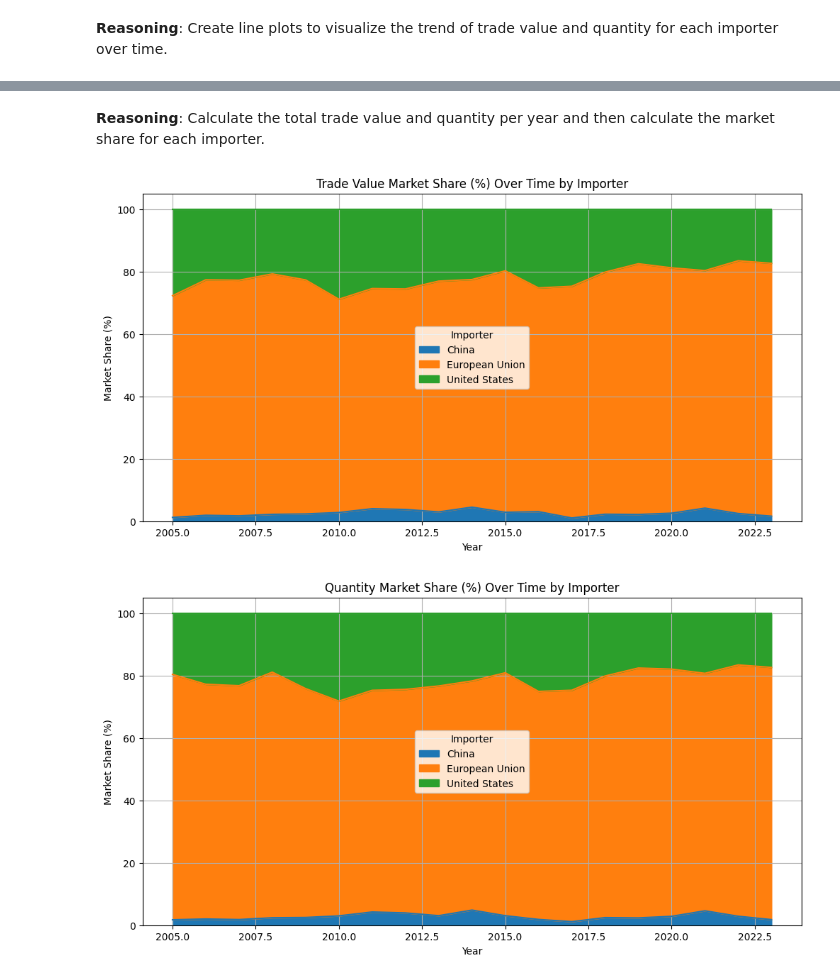
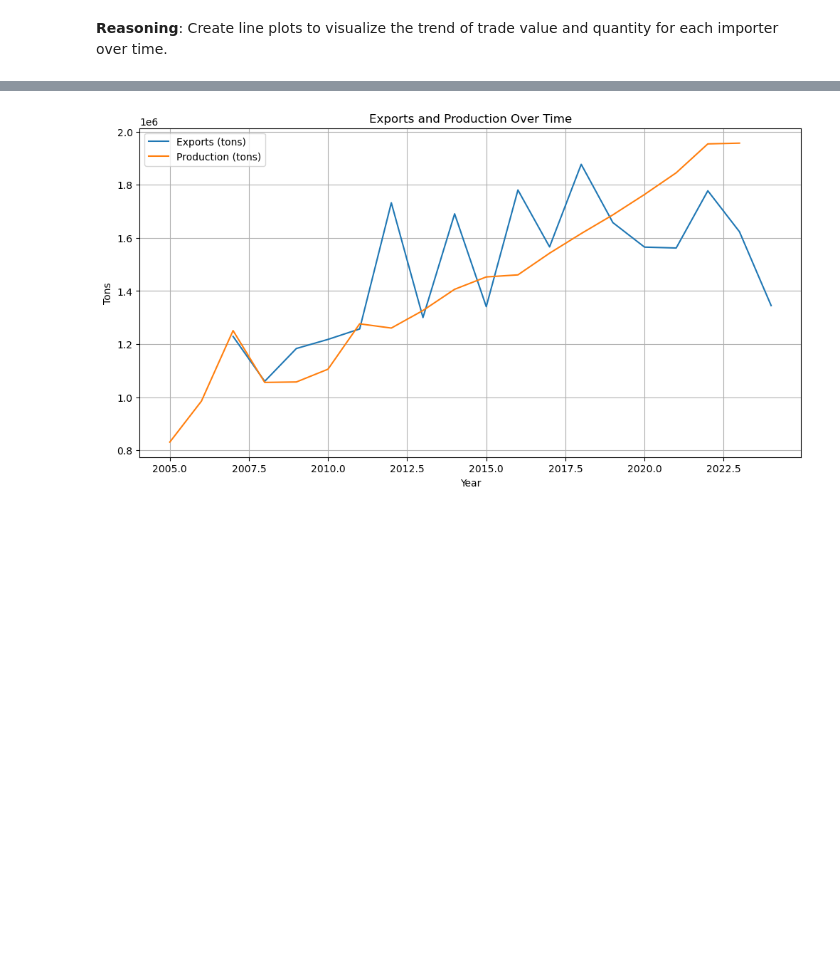
Before and after one commit to quangnhat1504/coffee-export-project, a Jupyter notebook: visualize_data.ipynb, the cells around one changed output, grey strips where cells are left out. Cells and saved outputs as stored; diff of their text form; code cells hidden in the pictures; blank space fills up the shorter version.

Commit message:
update visualize

```diff
--- a/visualize_data.ipynb
+++ b/visualize_data.ipynb
@@ -55,7 +55,7 @@ Import pandas, load the data, handle missing values, and convert data types.
 import pandas as pd
 
 # Read the CSV file
-df_coffee = pd.read_csv('/content/Data_coffee.csv', encoding='utf-8')
+df_coffee = pd.read_csv('Data_coffee.csv', encoding='utf-8')
 
 # Handle missing values ('null' and 'Null')
 df_coffee.replace(['null', 'Null'], pd.NA, inplace=True)
@@ -338,41 +338,15 @@ plt.show()
-# %% [markdown]
-**Reasoning**:
-Calculate the total trade value and quantity per year and then calculate the market share for each importer.
-# %%
-import matplotlib.pyplot as plt
-import seaborn as sns
-
-# Calculate total trade value and quantity per year
-df_annual_total = df_thi_phan.groupby('Year')[['Trade Value(million_USD)', 'Quantity(tons)']].sum().reset_index()
-df_annual_total = df_annual_total.rename(columns={'Trade Value(million_USD)': 'Total Trade Value (million USD)',
-                                                  'Quantity(tons)': 'Total Quantity (tons)'})
-
-# Merge with the original dataframe
-df_thi_phan_merged = pd.merge(df_thi_phan, df_annual_total, on='Year')
-
-# Calculate market share
-df_thi_phan_merged['Trade Value Market Share (%)'] = (df_thi_phan_merged['Trade Value(million_USD)'] / df_thi_phan_merged['Total Trade Value (million USD)']) * 100
-df_thi_phan_merged['Quantity Market Share (%)'] = (df_thi_phan_merged['Quantity(tons)'] / df_thi_phan_merged['Total Quantity (tons)']) * 100
-
-# Create stacked area plot for Trade Value Market Share
-plt.figure(figsize=(12, 6))
-df_thi_phan_merged.pivot(index='Year', columns='Importer', values='Trade Value Market Share (%)').plot(kind='area', stacked=True, ax=plt.gca())
-plt.title('Trade Value Market Share (%) Over Time by Importer')
-plt.xlabel('Year')
-plt.ylabel('Market Share (%)')
-plt.grid(True)
-plt.legend(title='Importer')
-plt.show()
-
-# Create stacked area plot for Quantity Market Share
-plt.figure(figsize=(12, 6))
-df_thi_phan_merged.pivot(index='Year', columns='Importer', values='Quantity Market Share (%)').plot(kind='area', stacked=True, ax=plt.gca())
-plt.title('Quantity Market Share (%) Over Time by Importer')
-plt.xlabel('Year')
-plt.ylabel('Market Share (%)')
-plt.grid(True)
-plt.legend(title='Importer')
-plt.show()
-# %% [output]
-[figure, removed]
-[figure, removed]
+# %%
+import matplotlib.pyplot as plt
+import seaborn as sns
+
+# compare export production data and production data
+plt.figure(figsize= (12,6))
+sns.lineplot(data= df_coffee_pivot, x = 'Year',y = 'Exports (tons)', label = 'Exports (tons)')
+sns.lineplot(data = df_coffee_pivot, x = 'Year',y = 'Production (tons)', label = 'Production (tons)')
+plt.title('Exports and Production Over Time')
+plt.xlabel('Year')
+plt.ylabel('Tons')
+plt.grid(True)
+plt.show()
+# %% [output]
+[figure, added]
```
Also changed, not shown: parts of 4 cells of this notebook.
